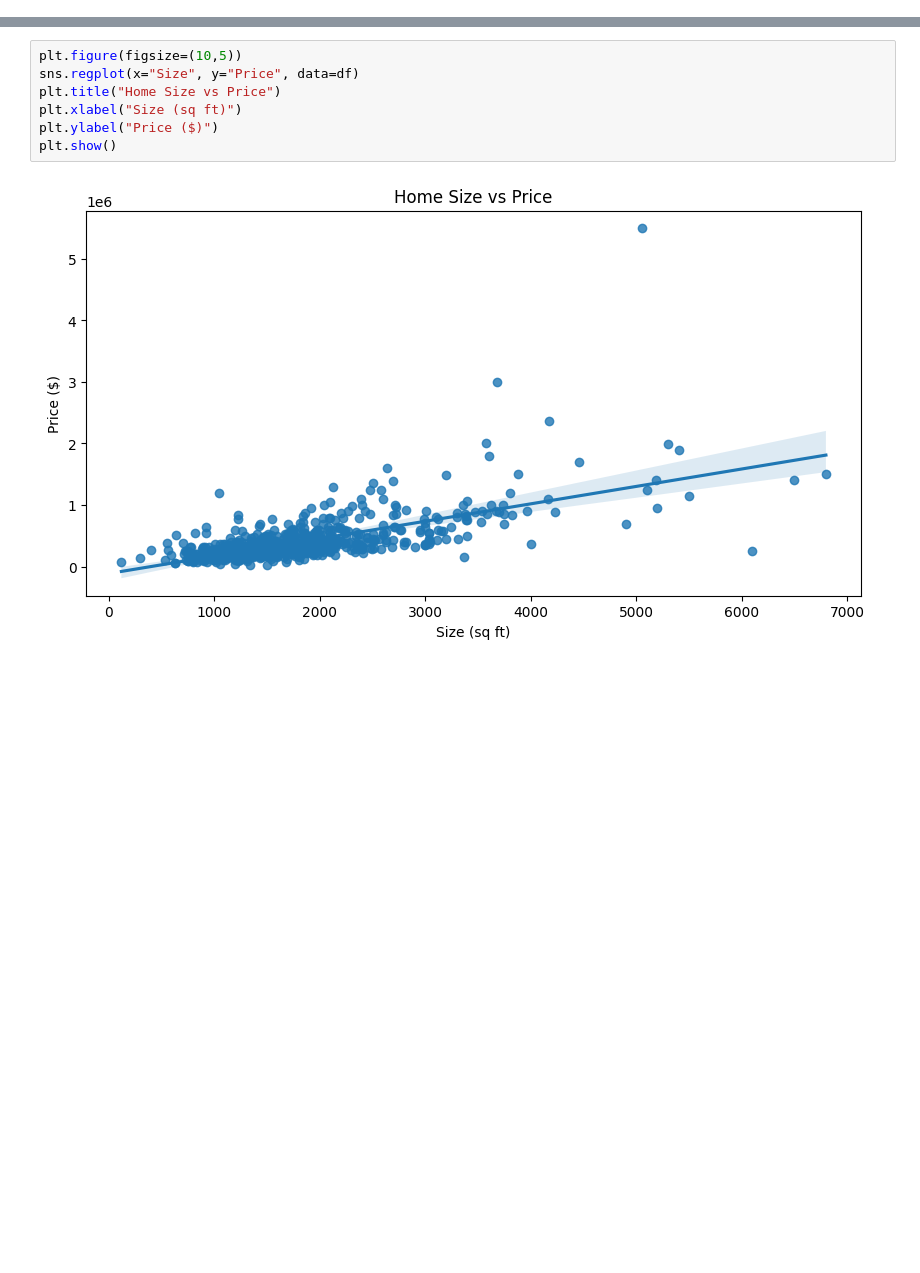
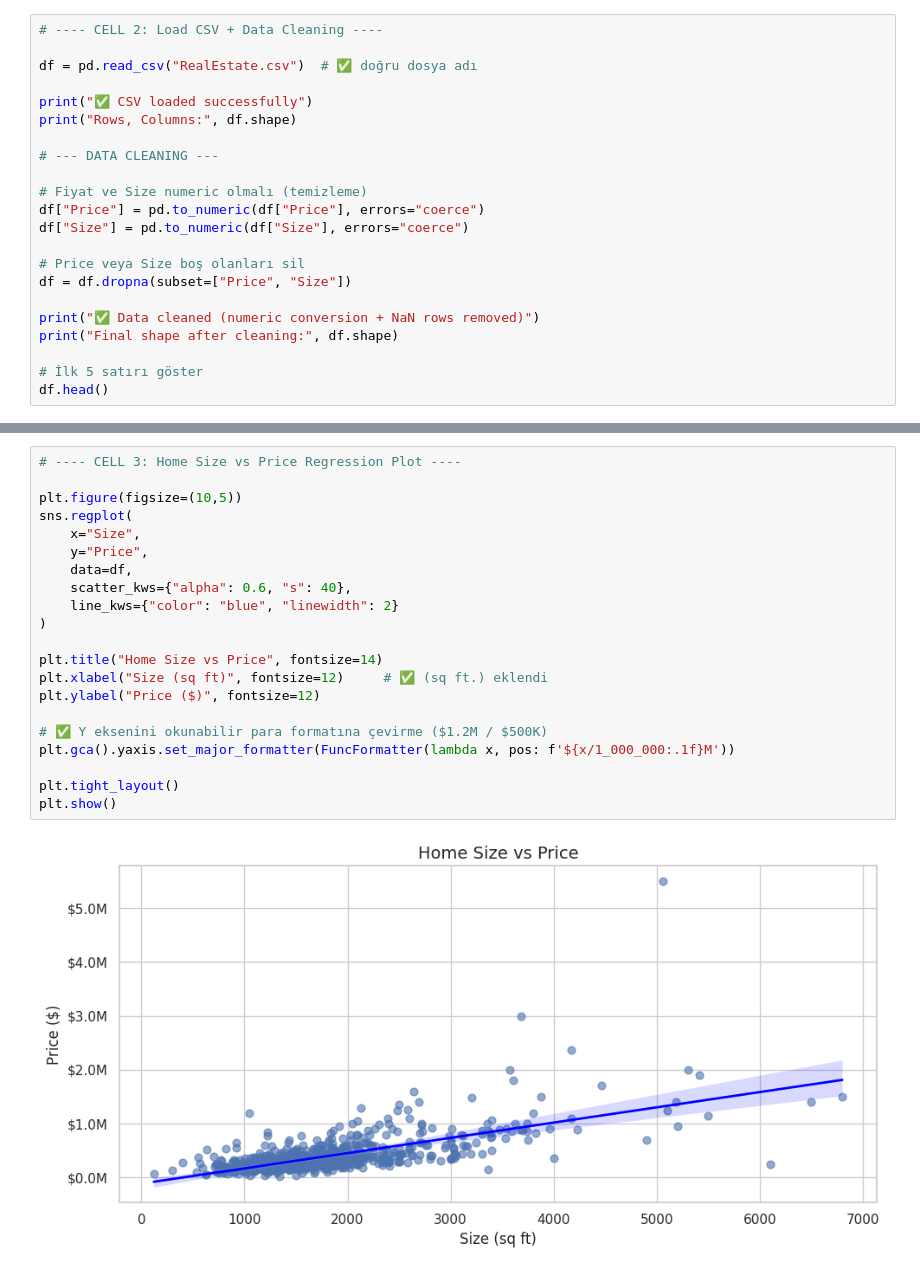
Before and after one commit to elif-cetiin/real-estate-data-cleaning-analysis, a Jupyter notebook: analysis.ipynb, the cells around one changed output, grey strips where cells are left out. Cells and saved outputs as stored; diff of their text form; blank space fills up the shorter version.

```diff
--- a/analysis.ipynb
+++ b/analysis.ipynb
@@ -67,0 +26,22 @@ plt.show()
+# %%
+# ---- CELL 2: Load CSV + Data Cleaning ----
+
+df = pd.read_csv("RealEstate.csv")  # ✅ doğru dosya adı
+
+print("✅ CSV loaded successfully")
+print("Rows, Columns:", df.shape)
+
+# --- DATA CLEANING ---
+
+# Fiyat ve Size numeric olmalı (temizleme)
+df["Price"] = pd.to_numeric(df["Price"], errors="coerce")
+df["Size"] = pd.to_numeric(df["Size"], errors="coerce")
+
+# Price veya Size boş olanları sil
+df = df.dropna(subset=["Price", "Size"])
+
+print("✅ Data cleaned (numeric conversion + NaN rows removed)")
+print("Final shape after cleaning:", df.shape)
+
+# İlk 5 satırı göster
+df.head()
@@ -68,9 +86,23 @@ plt.show()
 # %%
+# ---- CELL 3: Home Size vs Price Regression Plot ----
+
 plt.figure(figsize=(10,5))
-sns.regplot(x="Size", y="Price", data=df)
-plt.title("Home Size vs Price")
-plt.xlabel("Size (sq ft)")
-plt.ylabel("Price ($)")
+sns.regplot(
+    x="Size",
+    y="Price",
+    data=df,
+    scatter_kws={"alpha": 0.6, "s": 40},
+    line_kws={"color": "blue", "linewidth": 2}
+)
+
+plt.title("Home Size vs Price", fontsize=14)
+plt.xlabel("Size (sq ft)", fontsize=12)     # ✅ (sq ft.) eklendi
+plt.ylabel("Price ($)", fontsize=12)
+
+# ✅ Y eksenini okunabilir para formatına çevirme ($1.2M / $500K)
+plt.gca().yaxis.set_major_formatter(FuncFormatter(lambda x, pos: f'${x/1_000_000:.1f}M'))
+
+plt.tight_layout()
 plt.show()
 # %% [output]
-[figure, old version]
+[figure, new version]
```
Also changed, not shown: parts of 22 cells of this notebook.
